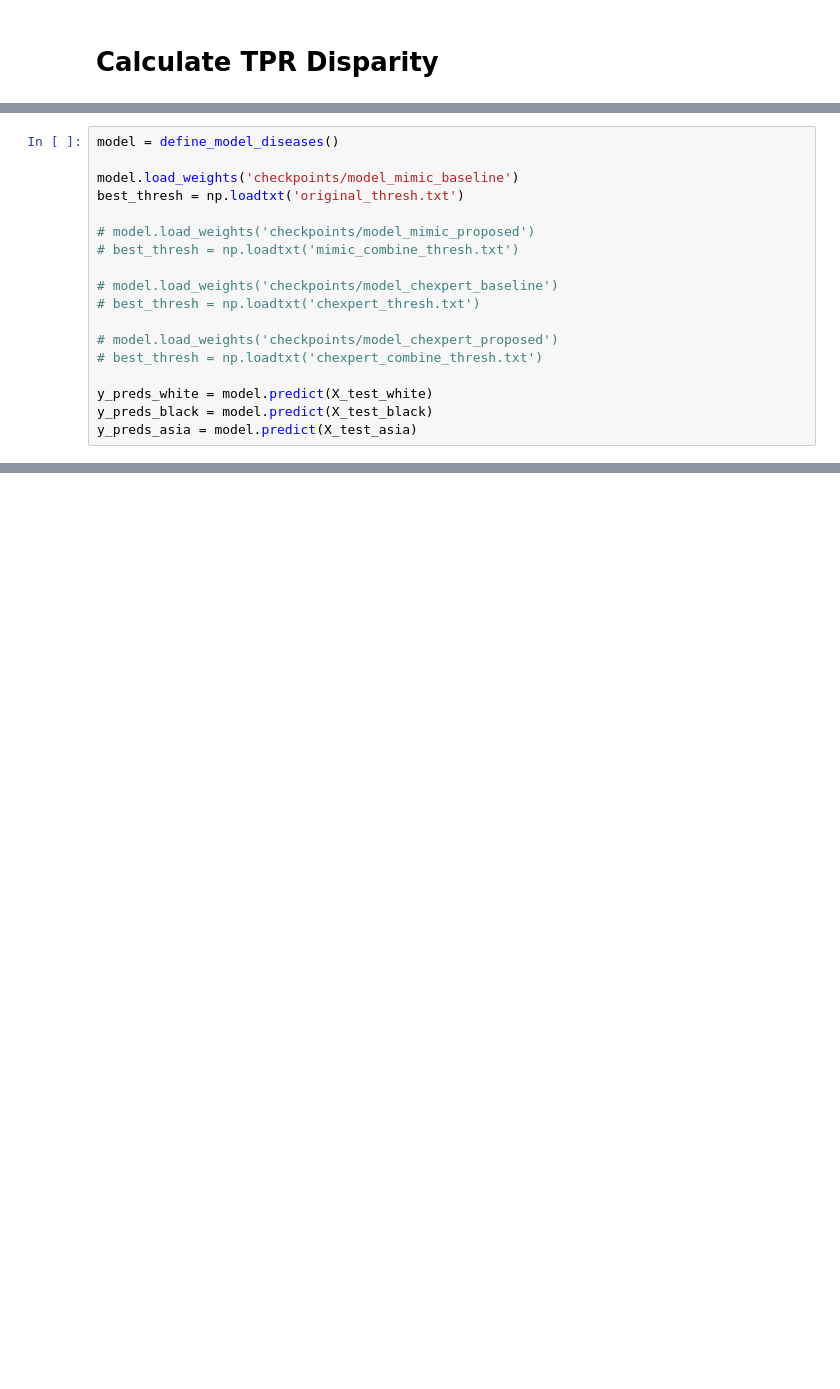
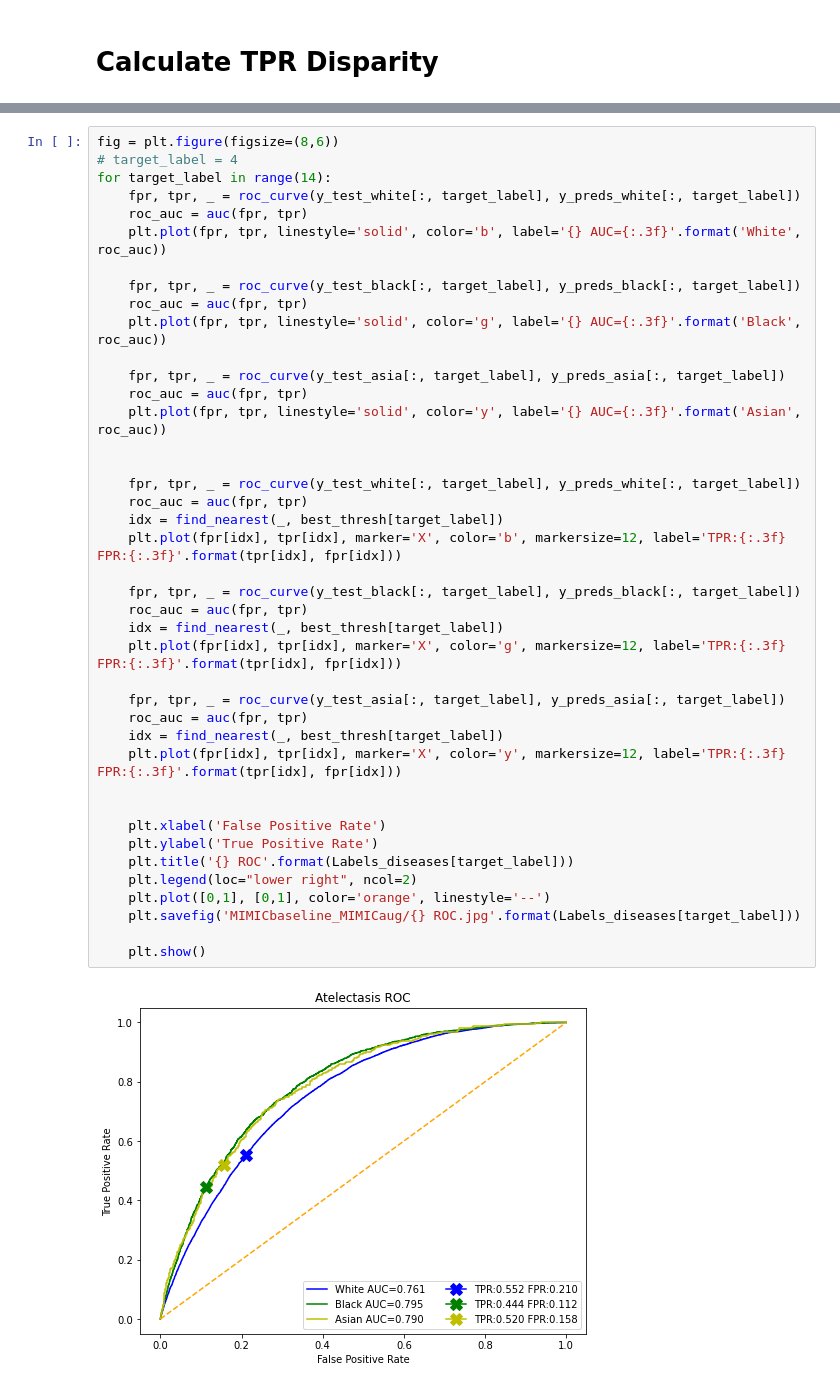
Before and after one commit to Ryan-RE-Wang/Drop-the-shortcuts-image-augmentation-improves-fairness-and-decreases-AI-detection-of-race-and-othe, a Jupyter notebook: Radiological labels Detection and TPR Disparity.ipynb, the cells around one changed output, grey strips where cells are left out. Drawn from its saved outputs; the diff is of its cells as text; blank space fills up the shorter version.

```diff
--- a/Radiological labels Detection and TPR Disparity.ipynb
+++ b/Radiological labels Detection and TPR Disparity.ipynb
@@ -213,18 +349,0 @@ X_test_asia, y_test_asia = get_data('mimic', 'test', 'race', 4, True)
-# %%
-model = define_model_diseases()
-
-model.load_weights('checkpoints/model_mimic_baseline')
-best_thresh = np.loadtxt('original_thresh.txt')
-
-# model.load_weights('checkpoints/model_mimic_proposed')
-# best_thresh = np.loadtxt('mimic_combine_thresh.txt')
-
-# model.load_weights('checkpoints/model_chexpert_baseline')
-# best_thresh = np.loadtxt('chexpert_thresh.txt')
-
-# model.load_weights('checkpoints/model_chexpert_proposed')
-# best_thresh = np.loadtxt('chexpert_combine_thresh.txt')
-
-y_preds_white = model.predict(X_test_white)
-y_preds_black = model.predict(X_test_black)
-y_preds_asia = model.predict(X_test_asia)
@@ -259,0 +399,43 @@ result.append(tprs_asia)
+# %%
+fig = plt.figure(figsize=(8,6))
+# target_label = 4
+for target_label in range(14):
+    fpr, tpr, _ = roc_curve(y_test_white[:, target_label], y_preds_white[:, target_label])
+    roc_auc = auc(fpr, tpr)
+    plt.plot(fpr, tpr, linestyle='solid', color='b', label='{} AUC={:.3f}'.format('White', roc_auc))
+
+    fpr, tpr, _ = roc_curve(y_test_black[:, target_label], y_preds_black[:, target_label])
+    roc_auc = auc(fpr, tpr)
+    plt.plot(fpr, tpr, linestyle='solid', color='g', label='{} AUC={:.3f}'.format('Black', roc_auc))
+
+    fpr, tpr, _ = roc_curve(y_test_asia[:, target_label], y_preds_asia[:, target_label])
+    roc_auc = auc(fpr, tpr)
+    plt.plot(fpr, tpr, linestyle='solid', color='y', label='{} AUC={:.3f}'.format('Asian', roc_auc))
+
+
+    fpr, tpr, _ = roc_curve(y_test_white[:, target_label], y_preds_white[:, target_label])
+    roc_auc = auc(fpr, tpr)
+    idx = find_nearest(_, best_thresh[target_label])
+    plt.plot(fpr[idx], tpr[idx], marker='X', color='b', markersize=12, label='TPR:{:.3f} FPR:{:.3f}'.format(tpr[idx], fpr[idx]))
+
+    fpr, tpr, _ = roc_curve(y_test_black[:, target_label], y_preds_black[:, target_label])
+    roc_auc = auc(fpr, tpr)
+    idx = find_nearest(_, best_thresh[target_label])
+    plt.plot(fpr[idx], tpr[idx], marker='X', color='g', markersize=12, label='TPR:{:.3f} FPR:{:.3f}'.format(tpr[idx], fpr[idx]))
+
+    fpr, tpr, _ = roc_curve(y_test_asia[:, target_label], y_preds_asia[:, target_label])
+    roc_auc = auc(fpr, tpr)
+    idx = find_nearest(_, best_thresh[target_label])
+    plt.plot(fpr[idx], tpr[idx], marker='X', color='y', markersize=12, label='TPR:{:.3f} FPR:{:.3f}'.format(tpr[idx], fpr[idx]))
+
+
+    plt.xlabel('False Positive Rate')
+    plt.ylabel('True Positive Rate')
+    plt.title('{} ROC'.format(Labels_diseases[target_label]))
+    plt.legend(loc="lower right", ncol=2)
+    plt.plot([0,1], [0,1], color='orange', linestyle='--')
+    plt.savefig('MIMICbaseline_MIMICaug/{} ROC.jpg'.format(Labels_diseases[target_label]))
+
+    plt.show()
+# %% [output]
+[figure, added]
```
Also changed, not shown: parts of 33 cells of this notebook, 4 other files.
